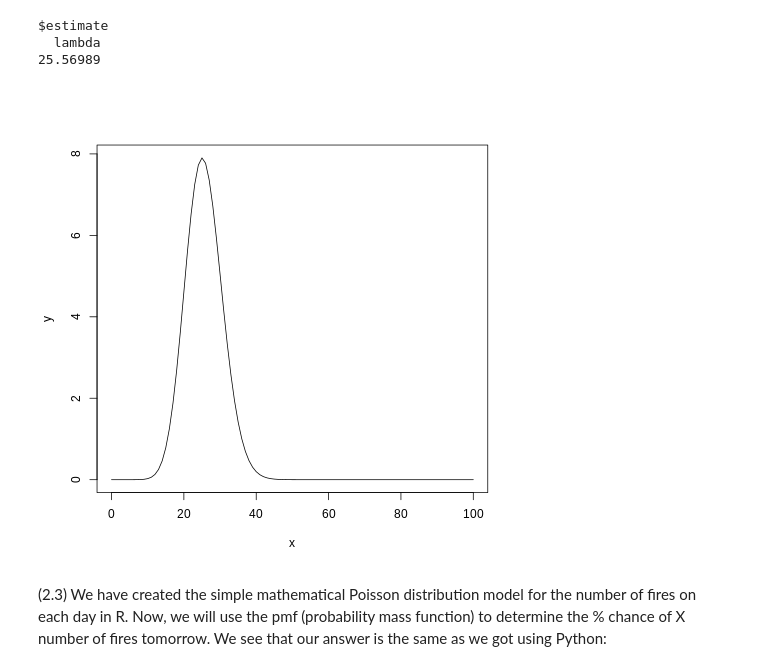
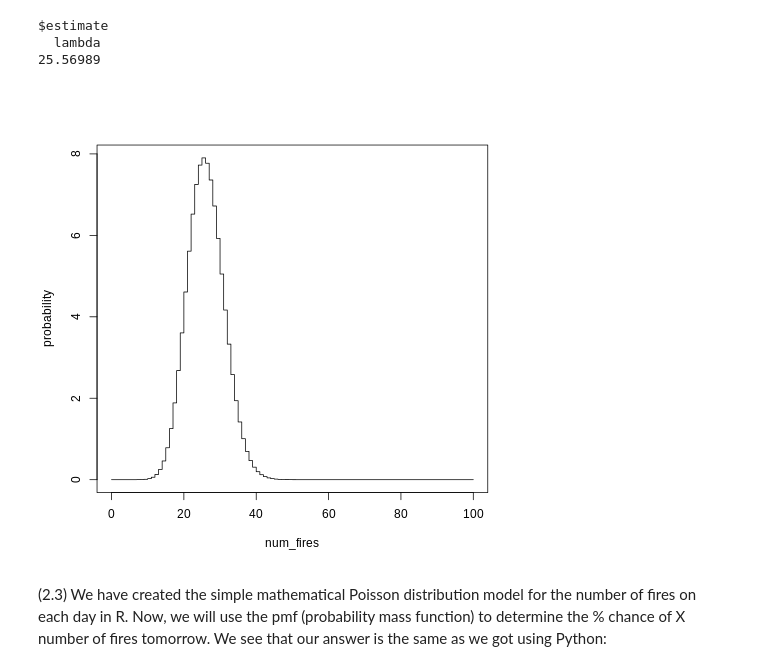
Before and after one commit to clara-risk/FOR3004, a Jupyter notebook: FOR3004_Tutorial8_Simulation.ipynb, the cells around one changed output. Saved outputs shown, nothing was run; the diff lists cells and outputs as text; code cells hidden in the pictures.

```diff
--- a/FOR3004_Tutorial8_Simulation.ipynb
+++ b/FOR3004_Tutorial8_Simulation.ipynb
@@ -232,9 +232,11 @@ $estimate
 # %%
 %%R
 eq <- function(x){dpois(x, lambda=25.56989)*100}
-curve(eq, from=0, to=100, xlab="Number Fires", ylab="Probability")
+num_fires <- seq(from = 0, to = 100, by = 1)
+probability <- eq(test_num)
+plot(probability ~ num_fires, type = "s")
 # %% [output]
-[figure, old version]
+[figure, new version]
 # %% [markdown]
 (2.3) We have created the simple mathematical Poisson distribution model for the number of fires on each day in R. Now, we will use the pmf (probability mass function) to determine the % chance of X number of fires tomorrow. We see that our answer is the same as we got using Python:
 # %%
```
Also changed, not shown: parts of 14 cells of this notebook.
